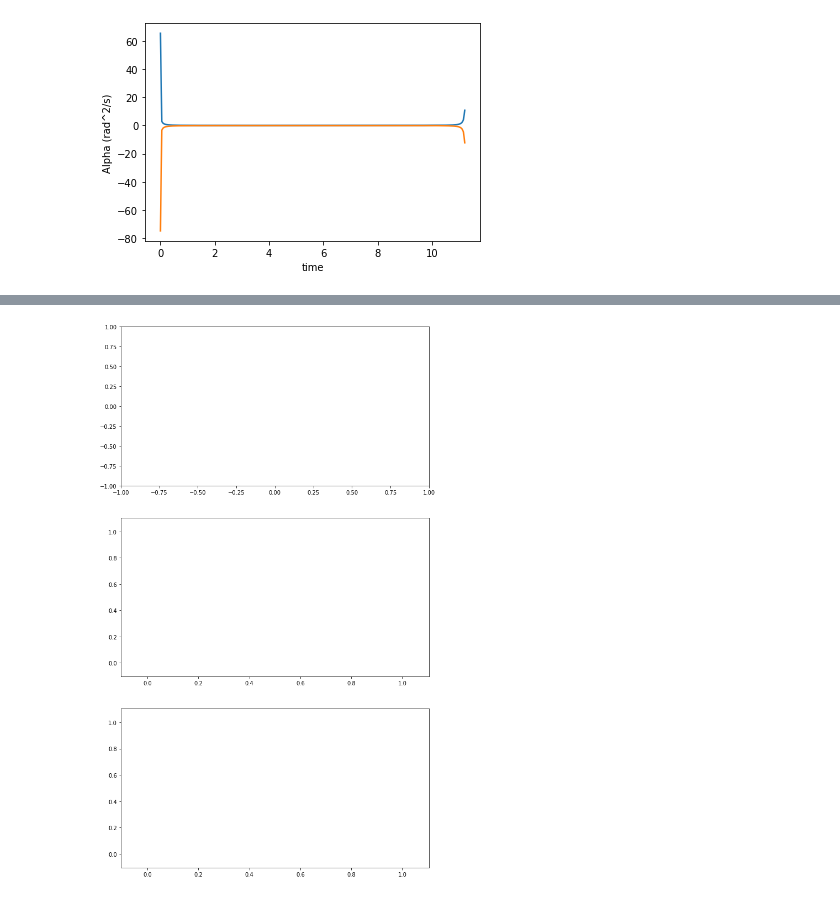
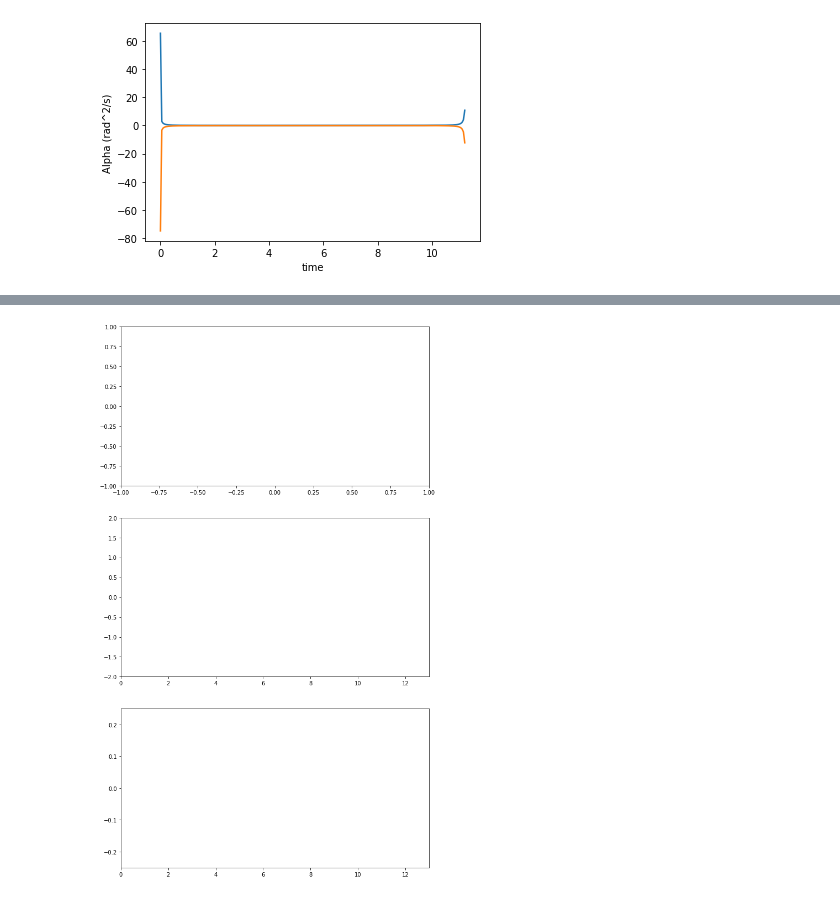
Before and after one commit to wpilcher3/quiz6_model_py, a Jupyter notebook: quiz6misc.ipynb, the cells around one changed output, grey strips where cells are left out. Saved outputs shown, nothing was run; the diff lists cells and outputs as text; code cells hidden in the pictures.

Commit message:
more graphs

```diff
--- a/quiz6misc.ipynb
+++ b/quiz6misc.ipynb
@@ -178,7 +178,7 @@ axarr[0].set_ylim(bottom=-1, top=1)
 axarr[1].set_xlim(left=0, right=13)
 axarr[1].set_ylim(bottom=-2,top=2)
 axarr[2].set_xlim(left=0,right=13)
-axar
+axarr[2].set_ylim(bottom=-0.25,top=0.25)
 lineab, = axarr[0].plot([],[],color='red')
 linebc, = axarr[0].plot([],[],color='green')
 linecd, = axarr[0].plot([],[],color='blue')
@@ -201,31 +201,31 @@ def init():
 
     linewab.set_data([],[])
     linewbc.set_data([],[])
 
     lineaab.set_data([],[])
     lineabc.set_data([],[])
     #return (lineab,linebc,linecd,linehist,)
 
 def animate(i):
     a = [0, 0]
     b = [xy_ab[i][0] + a[0], xy_ab[i][1] + a[1]]
     c = [xy_bc[i][0] + b[0], xy_bc[i][1] + b[1]]
     d = [c[0] + .3 * math.cos(math.pi / 3), c[1] - .3 * math.sin(math.pi / 3)]
 
     lineab.set_data(np.array([a[0], b[0]]), np.array([a[1], b[1]]))
     linebc.set_data(np.array([b[0], c[0]]), np.array([b[1], c[1]]))
     linecd.set_data(np.array([c[0], d[0]]), np.array([c[1], d[1]]))
     linehist.set_data(np.array(x_hist[0:i]),np.array(y_hist[0:i]))
 
     linewab.set_data(time[0:i],w_ab_all[0:i])
     linewbc.set_data(time[0:i],w_bc_all[0:i])
 
     lineaab.set_data(time[0:i],aab[0:i])
     lineabc.set_data(time[0:i],abc[0:i])
     #axarr.plot(np.array(c_histx),np.array(c_histy),color='black')
 
 ani=animation.FuncAnimation(fig, animate, init_func=init, frames=len(w_ab_all), interval=20, repeat=True)
 HTML(ani.to_html5_video())
 # %% [output]
 [interactive output not drawn]
-[figure, old version]
+[figure, new version]
```
